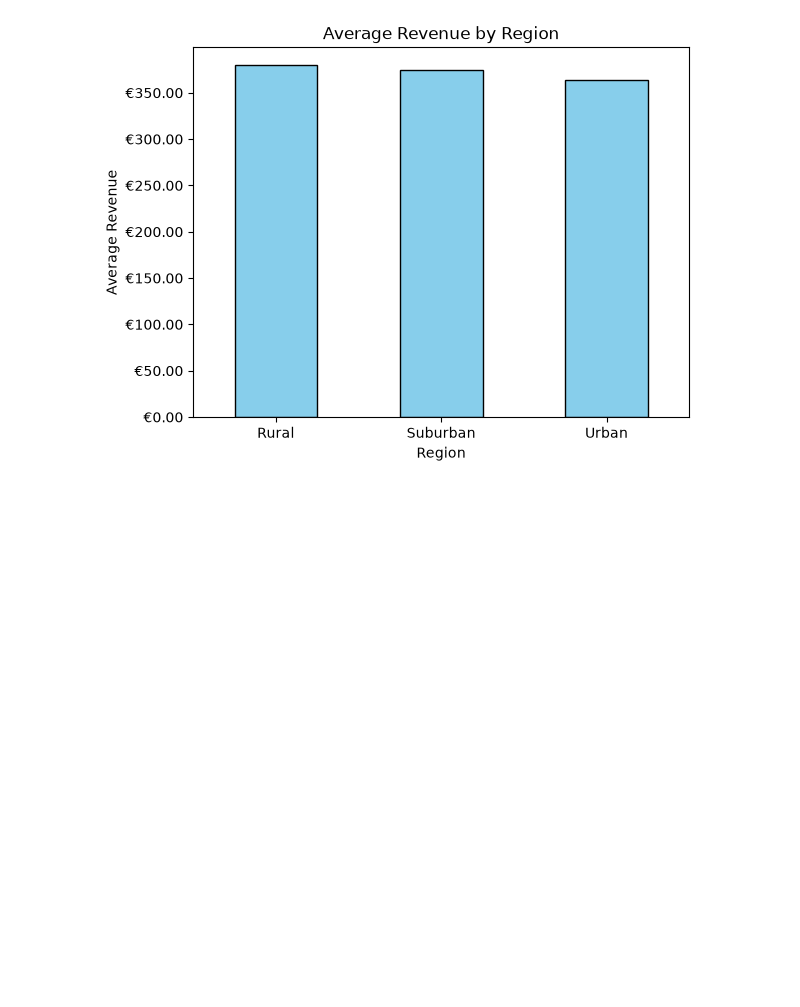
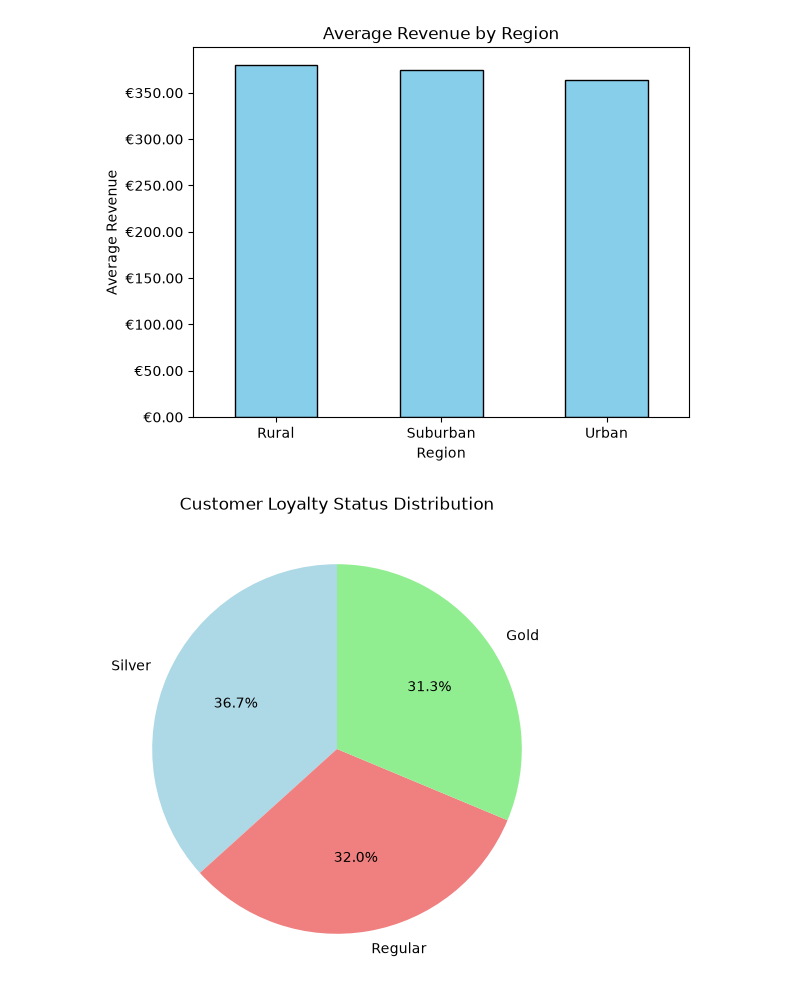
Before and after one commit to Richardh216/Final_Project_Programming, a Jupyter notebook: main_project.ipynb, the cells around one changed output. Cells and saved outputs as stored; diff of their text form; code cells hidden in the pictures; blank space fills up the shorter version.

```diff
--- a/main_project.ipynb
+++ b/main_project.ipynb
@@ -2,7 +2,7 @@
 import pandas as pd
 import numpy as np
 import matplotlib.pyplot as plt
-df = pd.read_csv('/workspaces/Dynamic-Pricing/dynamic_pricing.csv')
+df = pd.read_csv('/workspaces/Dynamic-Pricing/Final_Project_Programming/dynamic_pricing.csv')
 df.head()
 # %% [output]
 |  | Number_of_Riders | Number_of_Drivers | Location_Category | Customer_Loyalty_Status | Number_of_Past_Rides | ... |
@@ -55,3 +55,6 @@ Name: Historical_Cost_of_Ride, dtype: float64
 df.duplicated().sum()
 # %% [output]
 np.int64(0)
+# %%
+df['Cost_per_Minute'] = df['Historical_Cost_of_Ride'] / df['Expected_Ride_Duration']
+df['Cost_per_Minute'].describe()
@@ -57,0 +71,3 @@ np.int64(0)
+# %%
+df['Supply_and_Demand'] = df['Number_of_Riders'] / df['Number_of_Drivers']
+df['Supply_and_Demand']
@@ -105,3 +134,11 @@ plt.xticks(rotation=0)
 plt.show()
 # %% [output]
 [figure]
+# %%
+customer_counts = df['Customer_Loyalty_Status'].value_counts()
+plt.figure(figsize=(6, 6))
+plt.pie(customer_counts, labels=customer_counts.index, autopct='%1.1f%%', startangle=90, colors=['lightblue', 'lightcoral', 'lightgreen'])
+plt.title('Customer Loyalty Status Distribution')
+plt.show()
+# %% [output]
+[figure, added]
```
Also changed, not shown: parts of 5 cells of this notebook.
